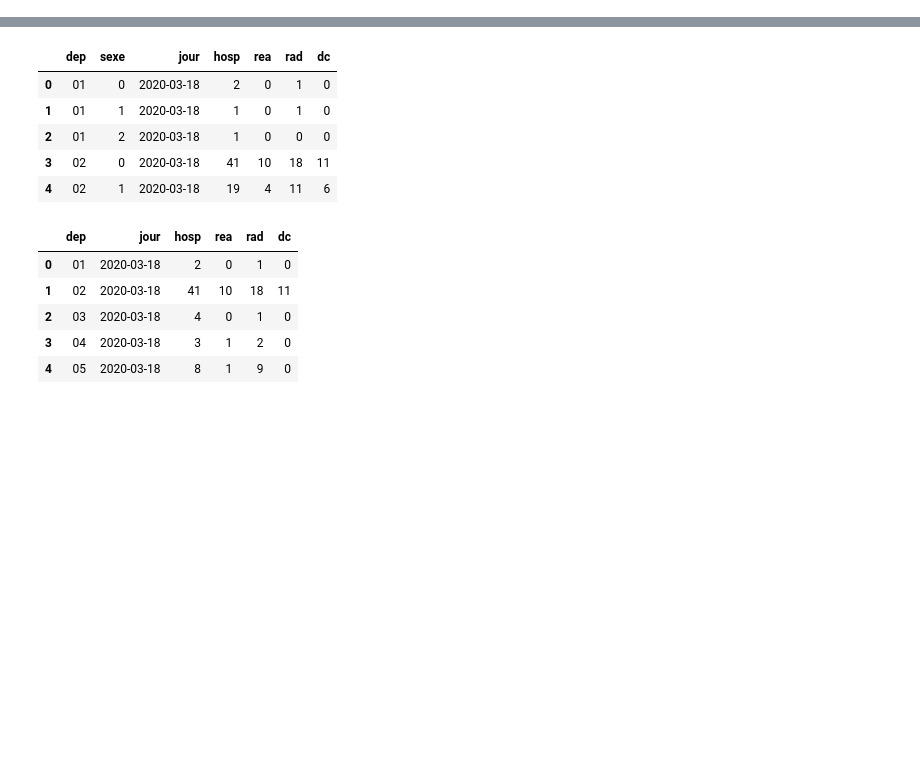
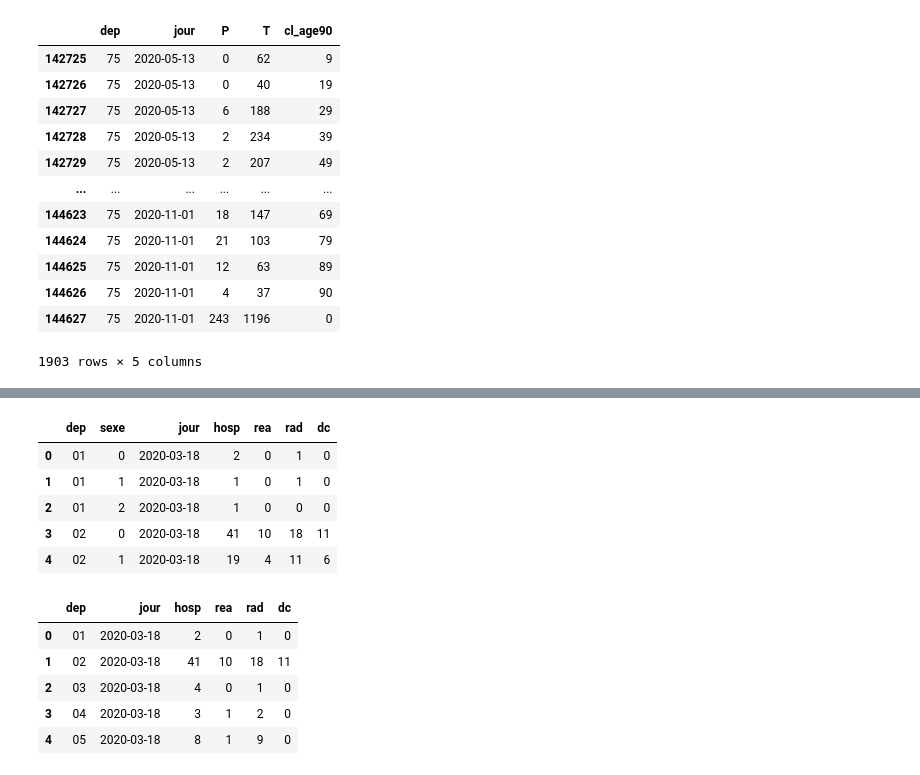
Before and after one commit to pmecchia/Covid19, a Jupyter notebook: data analysis.ipynb, the cells around one changed output, grey strips where cells are left out. Saved outputs shown, nothing was run; the diff lists cells and outputs as text; code cells hidden in the pictures; blank space fills up the shorter version.

```diff
--- a/data analysis.ipynb
+++ b/data analysis.ipynb
@@ -23,0 +39,5 @@ df_test.drop(["nb_test_h","nb_test_f","nb_pos_h","nb_pos_f"],axis=1)
+# %%
+url_test2="https://www.data.gouv.fr/fr/datasets/r/406c6a23-e283-4300-9484-54e78c8ae675"
+dtype={'dep': str,'P':int,'T':int,'cl_age':int}
+df_test2=pd.read_csv(url_test2,sep = ';',dtype=dtype)
+df_test2.head()
@@ -23,0 +51,16 @@ df_test.drop(["nb_test_h","nb_test_f","nb_pos_h","nb_pos_f"],axis=1)
+# %%
+df_test2.loc[df_test2['dep'] == '75']
+# %% [output]
+|  | dep | jour | P | T | cl_age90 |
+| 142725 | 75 | 2020-05-13 | 0 | 62 | 9 |
+| 142726 | 75 | 2020-05-13 | 0 | 40 | 19 |
+| 142727 | 75 | 2020-05-13 | 6 | 188 | 29 |
+| 142728 | 75 | 2020-05-13 | 2 | 234 | 39 |
+| 142729 | 75 | 2020-05-13 | 2 | 207 | 49 |
+| ... | ... | ... | ... | ... | ... |
+| 144623 | 75 | 2020-11-01 | 18 | 147 | 69 |
+| 144624 | 75 | 2020-11-01 | 21 | 103 | 79 |
+| 144625 | 75 | 2020-11-01 | 12 | 63 | 89 |
+| 144626 | 75 | 2020-11-01 | 4 | 37 | 90 |
+| 144627 | 75 | 2020-11-01 | 243 | 1196 | 0 |
+1903 rows × 5 columns
```
Also changed, not shown: parts of 31 cells of this notebook.
